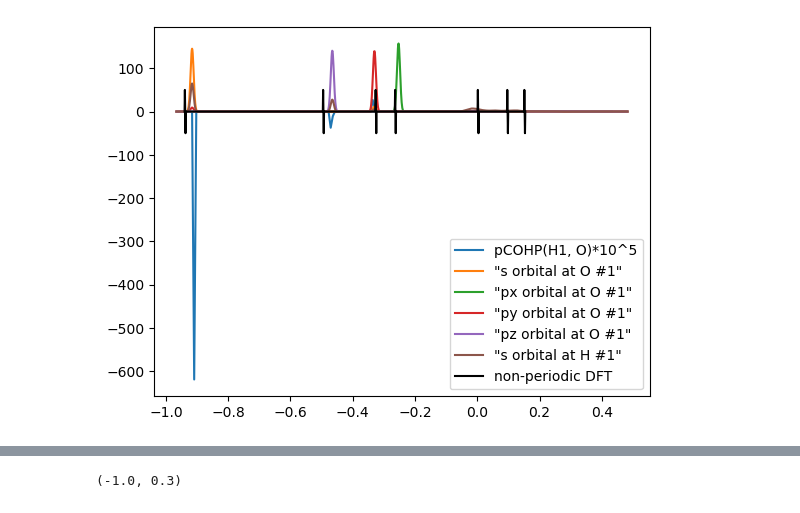
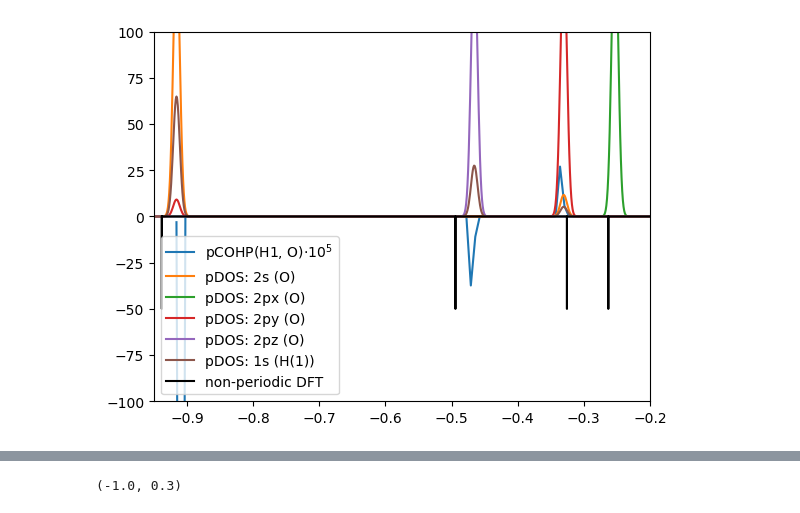
Before and after one commit to benrich37/Musgrave_scripts, a Jupyter notebook: BenRich/wfn_analysis/pDos_v_COHP_water/sicko_mode/pDos_comparison.ipynb, the cells around one changed output, grey strips where cells are left out. Drawn from its saved outputs; the diff is of its cells as text; code cells hidden in the pictures.

Commit message:
Right click scripts + older stuff

```diff
--- a/BenRich/wfn_analysis/pDos_v_COHP_water/sicko_mode/pDos_comparison.ipynb
+++ b/BenRich/wfn_analysis/pDos_v_COHP_water/sicko_mode/pDos_comparison.ipynb
@@ -173,0 +271,30 @@ for e in gaussian_energies:
+# %%
+import matplotlib.pyplot as plt
+pts = 200
+minE = np.min(E)
+maxE = np.max(E)
+dE = (maxE - minE)/pts
+Egrid = np.arange(minE, maxE + dE, dE)
+#orb_idcs = H1(1s),O(2s),O(px),O(py),O(pz)
+orb_idcs = [1,2,3,4,5]
+H_orb_idcs = [0]
+Ox_orb_idcs = [2,3,4,5]
+pCOHP_sum = np.zeros(np.shape(Egrid))
+for u in H_orb_idcs:
+	for v in Ox_orb_idcs:
+		pCOHP_sum += pCOHP_uv(u, v, minE, maxE, dE)[0]
+plt.plot(Egrid, pCOHP_sum*(10**5), label=r'pCOHP(H1, O)$\cdot10^5$')
+labels = [
+	"pDOS: 2s (O)",
+	"pDOS: 2px (O)",
+	"pDOS: 2py (O)",
+	"pDOS: 2pz (O)",
+	"pDOS: 1s (H(1))"
+]
+for i, h in enumerate(header[1:-1]):
+    plt.plot(data[0], data[i+1], label=labels[i])
+plt.plot(gaussian_plot_energies, gaussian_plot_ocs, label='non-periodic DFT', color='black')
+plt.plot(data[0], np.zeros(len(data[0])), color='black')
+plt.xlim(-0.97, 0.25)
+plt.legend()
+plt.savefig('C://Users//User//PycharmProjects//Musgrave_scripts//BenRich//prelim_figs//' + 'pCOHP_and_pDOS_water_3.png')
@@ -174,23 +303,32 @@ for e in gaussian_energies:
 # %%
 import matplotlib.pyplot as plt
 pts = 200
 minE = np.min(E)
 maxE = np.max(E)
 dE = (maxE - minE)/pts
 Egrid = np.arange(minE, maxE + dE, dE)
 #orb_idcs = H1(1s),O(2s),O(px),O(py),O(pz)
 orb_idcs = [1,2,3,4,5]
 H_orb_idcs = [0]
 Ox_orb_idcs = [2,3,4,5]
 pCOHP_sum = np.zeros(np.shape(Egrid))
 for u in H_orb_idcs:
 	for v in Ox_orb_idcs:
 		pCOHP_sum += pCOHP_uv(u, v, minE, maxE, dE)[0]
-plt.plot(Egrid, pCOHP_sum*(10**5), label='pCOHP(H1, O)*10^5')
+plt.plot(Egrid, pCOHP_sum*(10**5), label=r'pCOHP(H1, O)$\cdot10^5$')
+labels = [
+	"pDOS: 2s (O)",
+	"pDOS: 2px (O)",
+	"pDOS: 2py (O)",
+	"pDOS: 2pz (O)",
+	"pDOS: 1s (H(1))"
+]
 for i, h in enumerate(header[1:-1]):
-    plt.plot(data[0], data[i+1], label=h)
+    plt.plot(data[0], data[i+1], label=labels[i])
 plt.plot(gaussian_plot_energies, gaussian_plot_ocs, label='non-periodic DFT', color='black')
+plt.xlim(-0.95, -0.2)
+plt.ylim(-100, 100)
 plt.legend()
-plt.savefig('pCOHP_and_pDOS_water_2.png')
+plt.savefig('C://Users//User//PycharmProjects//Musgrave_scripts//BenRich//prelim_figs//' + 'pCOHP_and_pDOS_water_5.png')
 # %% [output]
-[figure, old version]
+[figure, new version]
```
Also changed, not shown: parts of 9 cells of this notebook, 15 other files.
